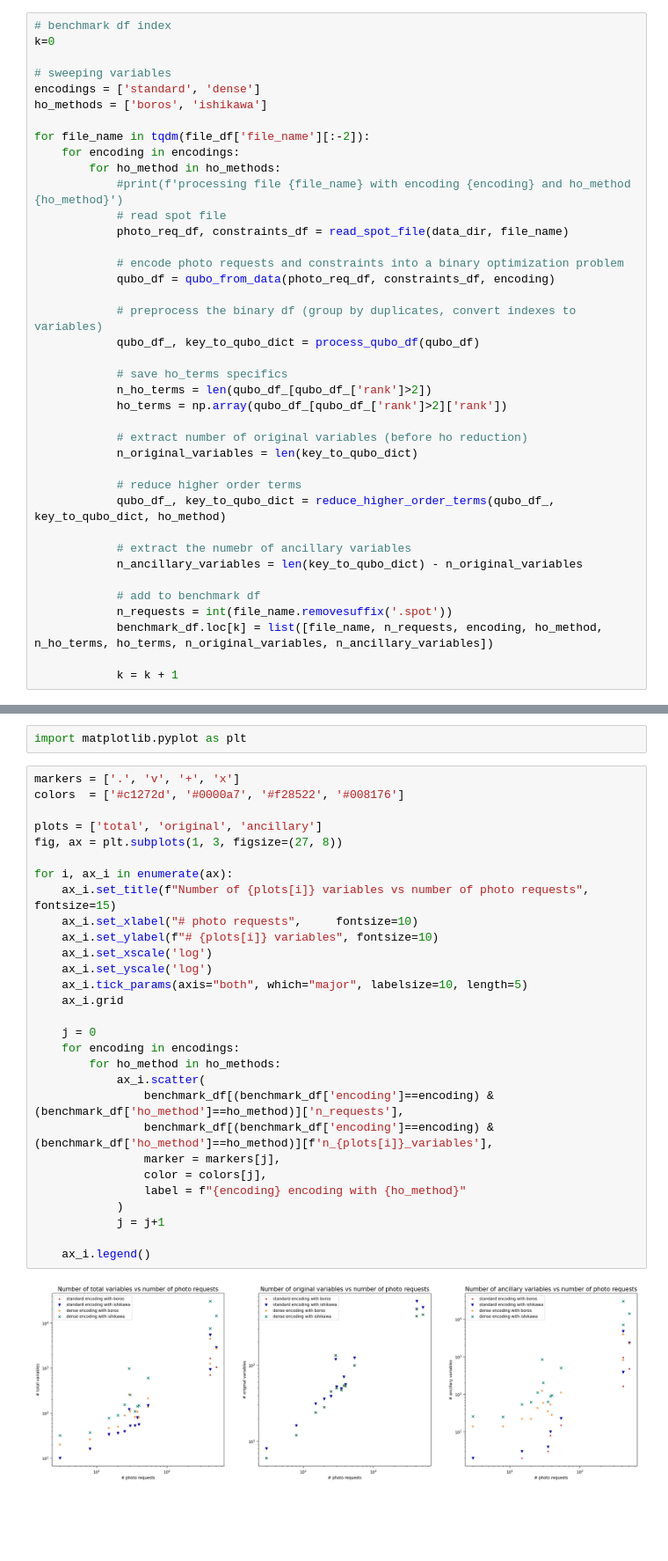
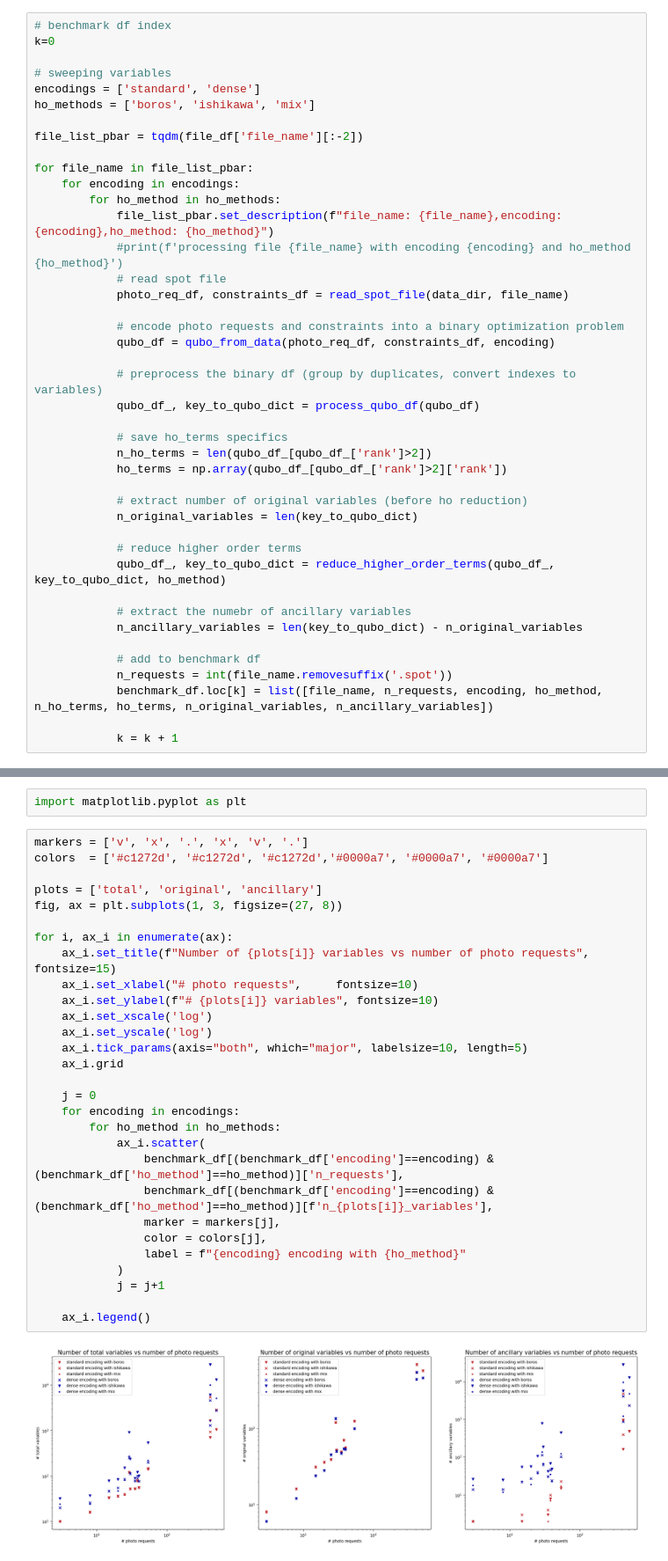
Before and after one commit to GiacomoFrn/QUBO-optimization, a Jupyter notebook: Benchmarking.ipynb, the cells around one changed output, grey strips where cells are left out. Shown at 88% size. Saved outputs shown, nothing was run; the diff lists cells and outputs as text; blank space fills up the shorter version.

Commit message:
mixed red method added

```diff
--- a/Benchmarking.ipynb
+++ b/Benchmarking.ipynb
@@ -74,11 +74,14 @@ k=0
 
 # sweeping variables
 encodings = ['standard', 'dense']
-ho_methods = ['boros', 'ishikawa']
+ho_methods = ['boros', 'ishikawa', 'mix']
 
-for file_name in tqdm(file_df['file_name'][:-2]):
+file_list_pbar = tqdm(file_df['file_name'][:-2])
+
+for file_name in file_list_pbar:
     for encoding in encodings:
         for ho_method in ho_methods:
+            file_list_pbar.set_description(f"file_name: {file_name},encoding: {encoding},ho_method: {ho_method}")
             #print(f'processing file {file_name} with encoding {encoding} and ho_method {ho_method}')
             # read spot file
             photo_req_df, constraints_df = read_spot_file(data_dir, file_name)
@@ -126,36 +129,36 @@ benchmark_df.to_csv('benchmark_df.csv', index=False)
 # %%
 import matplotlib.pyplot as plt
 # %%
-markers = ['.', 'v', '+', 'x']
-colors  = ['#c1272d', '#0000a7', '#f28522', '#008176']
+markers = ['v', 'x', '.', 'x', 'v', '.']
+colors  = ['#c1272d', '#c1272d', '#c1272d','#0000a7', '#0000a7', '#0000a7']
 
 plots = ['total', 'original', 'ancillary']
 fig, ax = plt.subplots(1, 3, figsize=(27, 8))
 
 for i, ax_i in enumerate(ax):
     ax_i.set_title(f"Number of {plots[i]} variables vs number of photo requests", fontsize=15)
     ax_i.set_xlabel("# photo requests",     fontsize=10)
     ax_i.set_ylabel(f"# {plots[i]} variables", fontsize=10)
     ax_i.set_xscale('log')
     ax_i.set_yscale('log')
     ax_i.tick_params(axis="both", which="major", labelsize=10, length=5)
     ax_i.grid
 
     j = 0
     for encoding in encodings:
         for ho_method in ho_methods:
             ax_i.scatter(
                 benchmark_df[(benchmark_df['encoding']==encoding) & (benchmark_df['ho_method']==ho_method)]['n_requests'],
                 benchmark_df[(benchmark_df['encoding']==encoding) & (benchmark_df['ho_method']==ho_method)][f'n_{plots[i]}_variables'],
                 marker = markers[j],
                 color = colors[j],
                 label = f"{encoding} encoding with {ho_method}"
             )
             j = j+1
 
     ax_i.legend()
 # %% [output]
-[figure, old version]
+[figure, new version]
 # %%
 plots = ['total', 'original', 'ancillary']
 fig, ax = plt.subplots(figsize=(8, 8))
```
Also changed, not shown: parts of 2 cells of this notebook, 2 other files.
